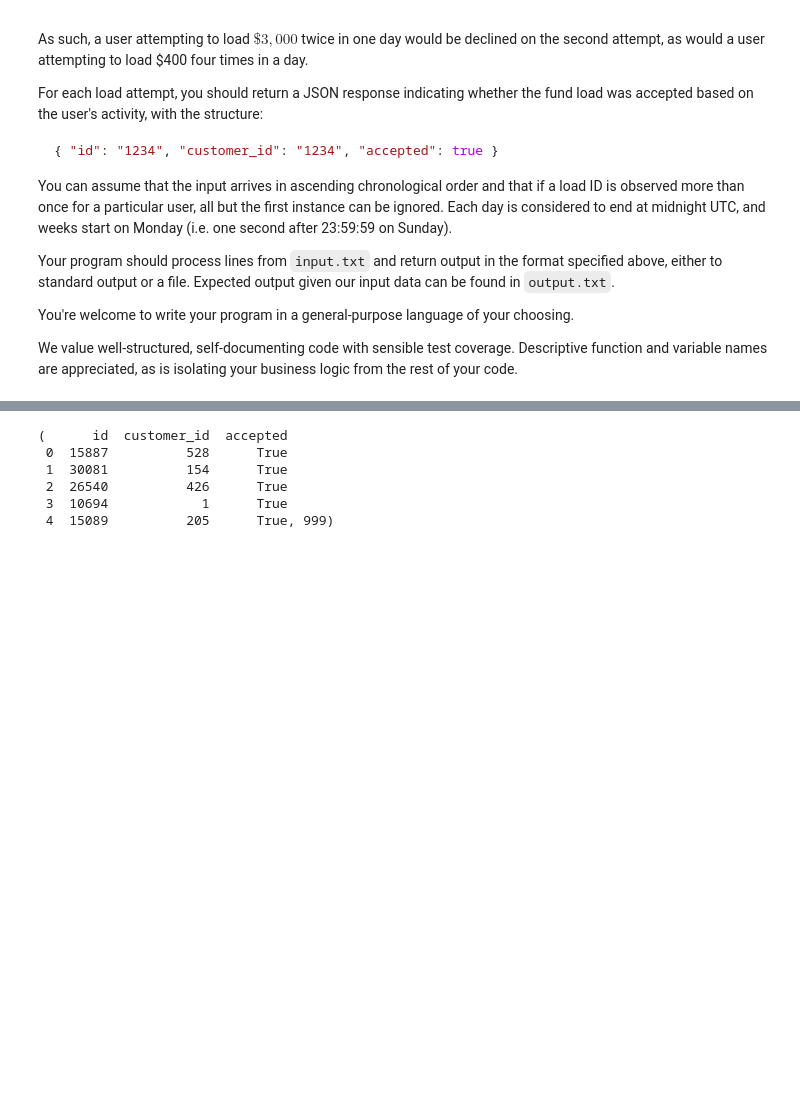
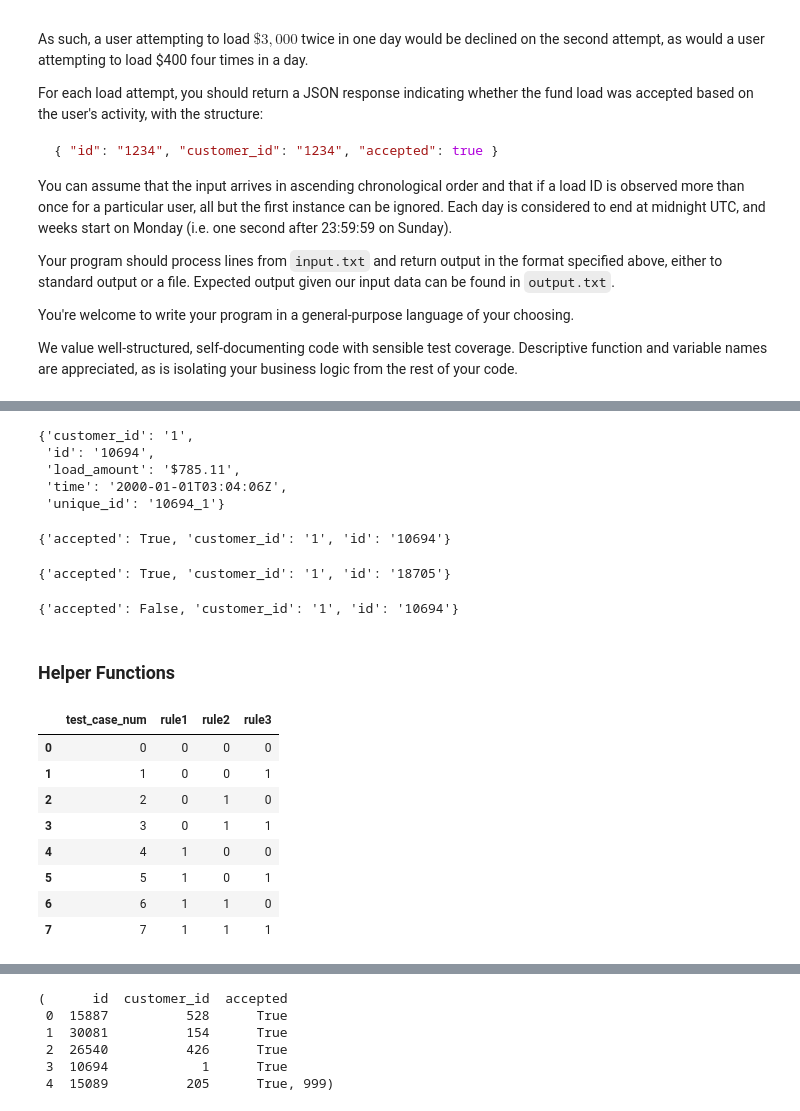
Before and after one commit to armandordorica/velocity_limits, a Jupyter notebook: Velocity_limits.ipynb, the cells around one changed output, grey strips where cells are left out. Cells and saved outputs as stored; diff of their text form; code cells hidden in the pictures; blank space fills up the shorter version.

```diff
--- a/Velocity_limits.ipynb
+++ b/Velocity_limits.ipynb
@@ -83,0 +178,53 @@ input_data.head(), len(input_data)
+# %%
+customer1_df.iloc[0].to_dict()
+# %% [output]
+{'customer_id': '1',
+ 'id': '10694',
+ 'load_amount': '$785.11',
+ 'time': '2000-01-01T03:04:06Z',
+ 'unique_id': '10694_1'}
+# %%
+acct_ctrl1.processUserLoad(customer1_df.iloc[0].to_dict())
+# %% [output]
+{'accepted': True, 'customer_id': '1', 'id': '10694'}
+# %%
+acct_ctrl1.processUserLoad(customer1_df.iloc[1].to_dict())
+# %% [output]
+{'accepted': True, 'customer_id': '1', 'id': '18705'}
+# %%
+acct_ctrl1.processUserLoad({'customer_id': '1',
+'id': '10694',
+'load_amount': '$7785.11',
+'time': '2000-01-01T03:04:06Z',
+'unique_id': '10694_1'})
+# %% [output]
+{'accepted': False, 'customer_id': '1', 'id': '10694'}
+# %% [markdown]
+### Helper Functions
+# %%
+#3 rules:
+# 1) A maximum of  $5,000  can be loaded per day
+# 2) A maximum of  $20,000  can be loaded per week
+# 3) A maximum of 3 loads can be performed per day, regardless of amount
+
+def truth_table(n):
+  return list(itertools.product([0, 1], repeat=n))
+
+
+num_rules = 3
+truth_table_output = truth_table(num_rules)
+
+test_cases_df = pd.DataFrame(truth_table_output, columns =['rule1', 'rule2', 'rule3'])
+test_cases_df['test_case_num'] = np.arange(0, len(truth_table(num_rules)))
+test_cases_df = test_cases_df[['test_case_num', 'rule1', 'rule2', 'rule3']].copy(deep=True)
+test_cases_df
+# %% [output]
+|  | test_case_num | rule1 | rule2 | rule3 |
+| 0 | 0 | 0 | 0 | 0 |
+| 1 | 1 | 0 | 0 | 1 |
+| 2 | 2 | 0 | 1 | 0 |
+| 3 | 3 | 0 | 1 | 1 |
+| 4 | 4 | 1 | 0 | 0 |
+| 5 | 5 | 1 | 0 | 1 |
+| 6 | 6 | 1 | 1 | 0 |
+| 7 | 7 | 1 | 1 | 1 |
```
Also changed, not shown: parts of 58 cells of this notebook.
